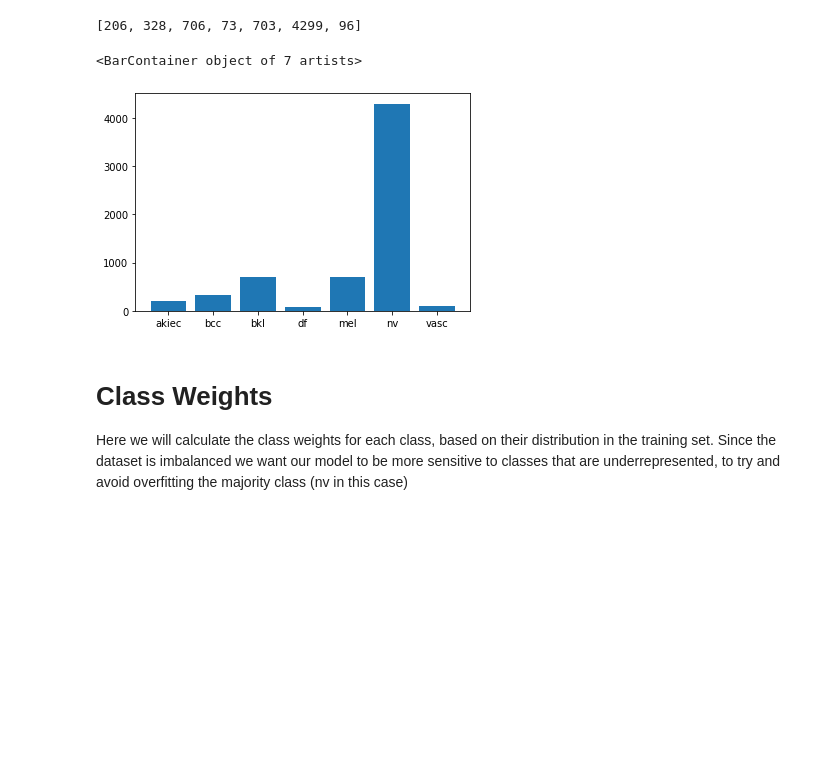
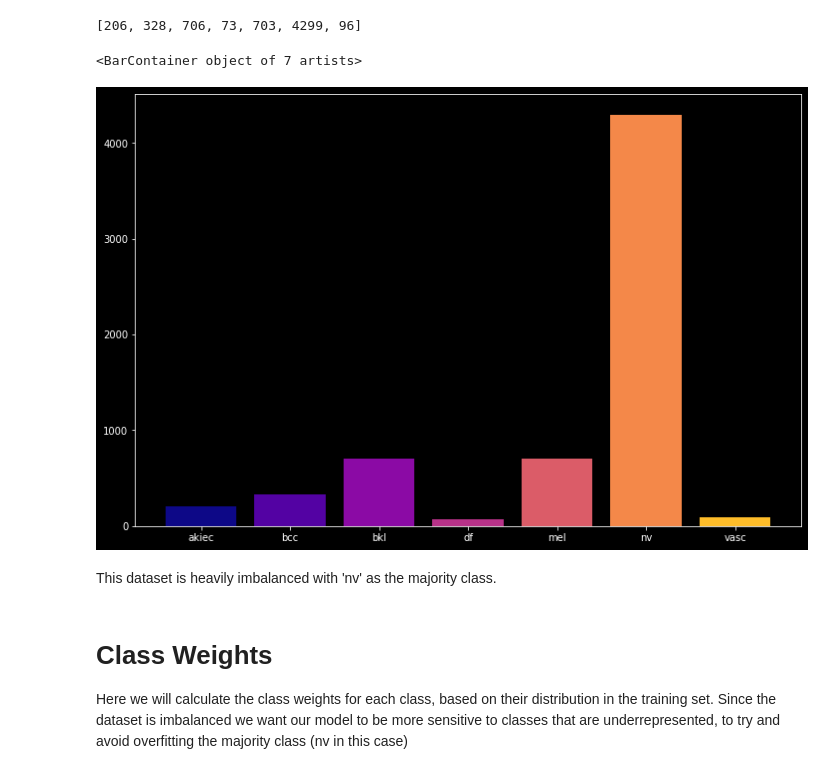
Before and after one commit to florestony54/skin-lesion, a Jupyter notebook: skin_lesion.ipynb, the cells around one changed output. Saved outputs shown, nothing was run; the diff lists cells and outputs as text; code cells hidden in the pictures; blank space fills up the shorter version.

```diff
--- a/skin_lesion.ipynb
+++ b/skin_lesion.ipynb
@@ -124,11 +138,19 @@ class_count_list = []
 class_count_list
 # %% [output]
 [206, 328, 706, 73, 703, 4299, 96]
-# %%
-plt.bar(train_data.class_indices.keys(), height=class_count_list)
-# %% [output]
-<BarContainer object of 7 artists>
-[figure, removed]
+# %%
+plt.style.use('dark_background')
+my_cmap = plt.get_cmap("plasma")
+x = np.arange(7).astype(float)
+plt.figure(figsize = (12,8))
+plt.bar(train_data.class_indices.keys(),
+        height=class_count_list,
+        color=my_cmap(x/7))
+# %% [output]
+<BarContainer object of 7 artists>
+[figure, added]
+# %% [markdown]
+This dataset is heavily imbalanced with 'nv' as the majority class.
 # %% [markdown]
 # Class Weights
 Here we will calculate the class weights for each class, based on their distribution in the training set. Since the dataset is imbalanced we want our model to be more sensitive to classes that are underrepresented, to try and avoid overfitting the majority class (nv in this case)
```
Also changed, not shown: parts of 15 cells of this notebook.
